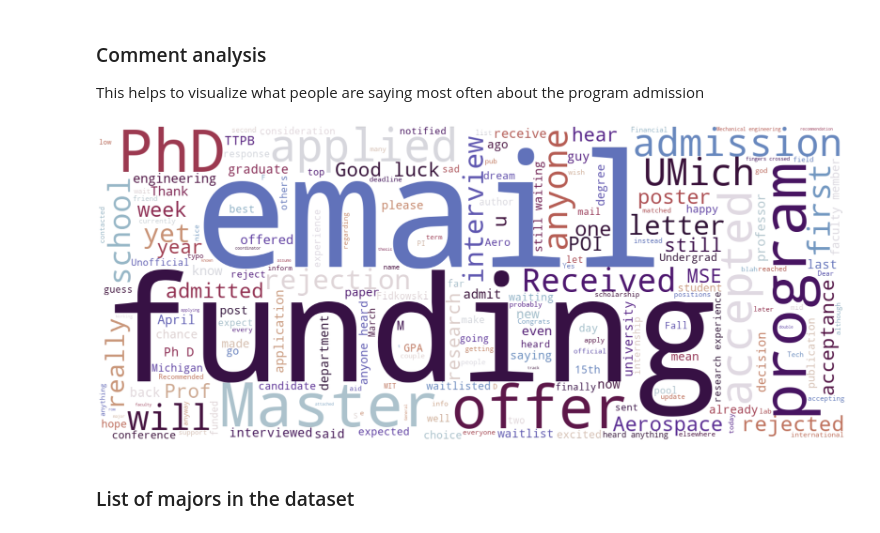
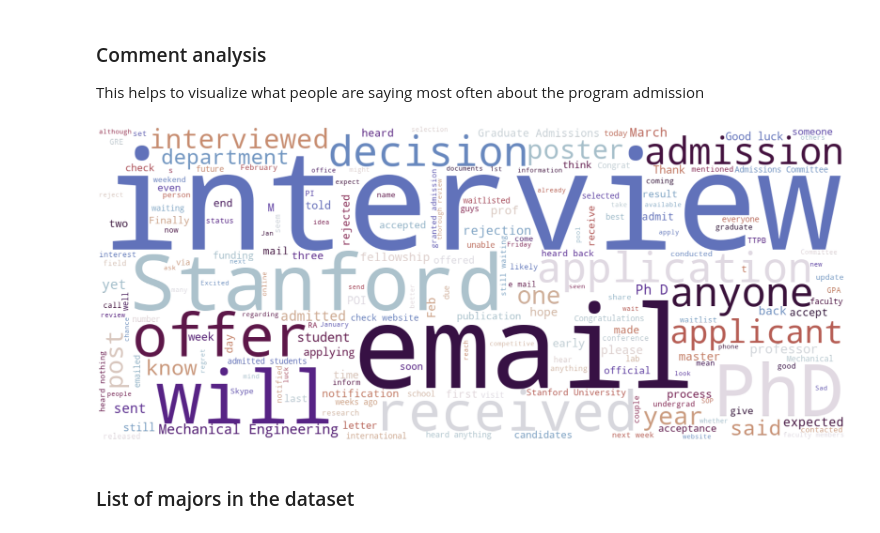
Before and after one commit to beverleyy/gradcafe_analysis, a Jupyter notebook: app/GradAnalysis.ipynb, the cells around one changed output. Drawn from its saved outputs; the diff is of its cells as text; code cells hidden in the pictures.

```diff
--- a/app/GradAnalysis.ipynb
+++ b/app/GradAnalysis.ipynb
@@ -37,13 +38,6 @@ df = df.drop_duplicates()
 df['decdate'].fillna(df['date_add'], inplace=True)
 df['decdate_ts'].fillna(df['date_add_ts'], inplace=True)
 df['decdate_ts'] = df['decdate_ts'].astype('int')
-
-df['major'] = df['major'].replace(
-    'Computational Sciences, Engineering And Mathematics (CSEM) (Computational Sciences, Engineering And Mathematics (CSEM))',
-    'Computational Sciences, Engineering And Mathematics (CSEM)')
-df['major'] = df['major'].replace(
-    'Computational Sciences, Engineering And Mathematics (CSEM)(Computational Sciences, Engineering And Mathematics (CSEM))',
-    'Computational Sciences, Engineering And Mathematics (CSEM)')
 # %%
 def vec_dt_replace(series, year=None, month=None, day=None):
     return pd.to_datetime(
@@ -317,36 +321,36 @@ This helps to visualize what people are saying most often about the program admi
 # %%
 # function to plot wordcloud
 def plot_cloud(wordcloud):
     plt.figure(figsize=(40, 30))
     plt.imshow(wordcloud)
     plt.axis("off");
     plt.savefig("output/wordcloud.png")
 
 # if you want for a specific school/program then filter the df accordingly
-cdf = df.loc[(df['institution'].astype(str).str.contains("Michigan"))&(df['major'].astype(str).str.contains("Aero"))]
+cdf = df.loc[(df['institution'].astype(str).str.contains("Stanford"))&(df['major'].astype(str).str.contains("Mech"))]
 
 # concat all the comments into a text chunk and clean it up
 text = cdf.dropna(subset=['comment'])['comment'].str.cat(sep=' ')
 text = re.sub(r'==.*?==+', '', text)
 text = text.replace('\n', '')
 
 # add some stopwords
-STOPWORDS.update(['got','though'])
+STOPWORDS.update(['got','though','program'])
 
 # print the wordcloud
 wordcloud = WordCloud(width=1280,
                       height=540,
                       mode="RGBA",
                       background_color=None,
                       colormap="twilight",
                       max_font_size=270,
                       random_state=1,
                       collocations=True,
                       stopwords=STOPWORDS
                      ).generate(text)
 plot_cloud(wordcloud)
 # %% [output]
-[figure, old version]
+[figure, new version]
 # %% [markdown]
 ### List of majors in the dataset
 # %%
```
Also changed, not shown: parts of 11 cells of this notebook, 5 other files.
